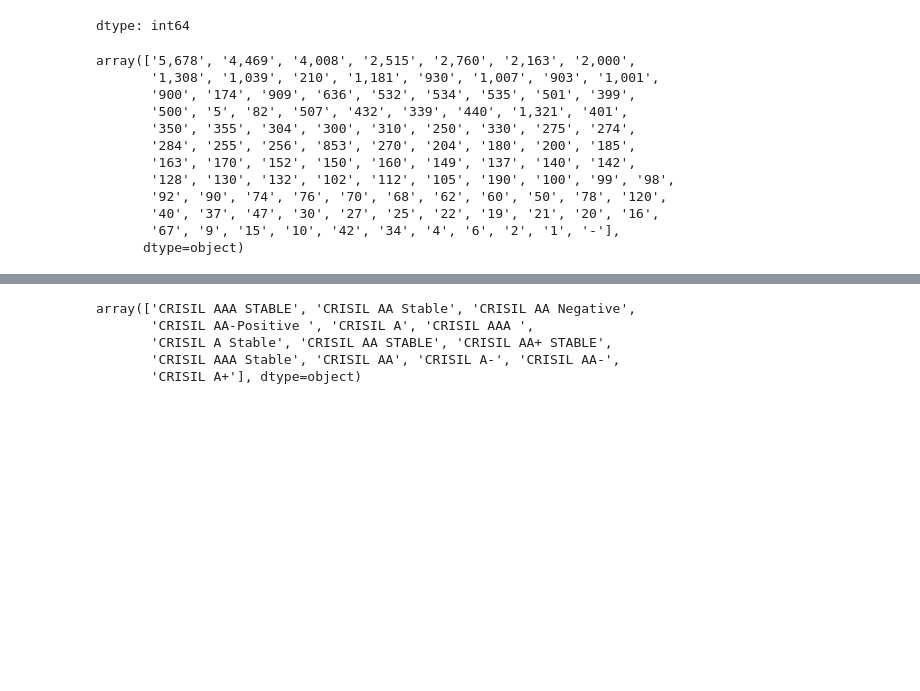
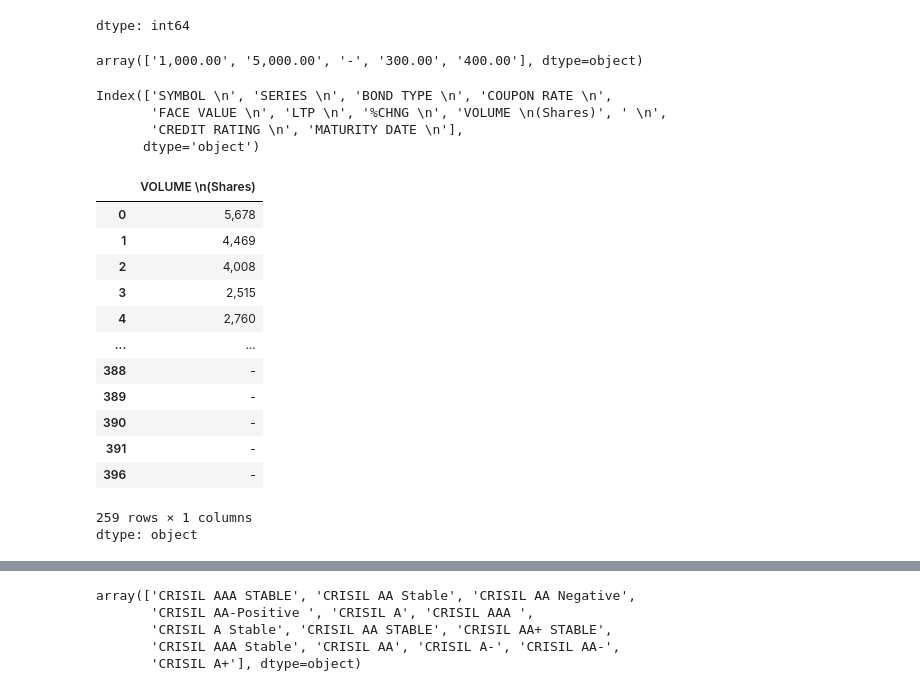
Before and after one commit to Rudra-prasad-tarai/CreditRiskOptimisation, a Jupyter notebook: Credit_Risk_Optimisation.ipynb, the cells around one changed output, grey strips where cells are left out. Drawn from its saved outputs; the diff is of its cells as text; code cells hidden in the pictures; blank space fills up the shorter version.

```diff
--- a/Credit_Risk_Optimisation.ipynb
+++ b/Credit_Risk_Optimisation.ipynb
@@ -53,18 +38,35 @@ bonds.isnull().sum()
 | CREDIT RATING \n | 139 |
 | MATURITY DATE \n | 0 |
 dtype: int64
+# %%
+bonds['VOLUME \n(Shares)'].unique()
+bonds['FACE VALUE \n'].unique()
+# %% [output]
+array(['1,000.00', '5,000.00', '-', '300.00', '400.00'], dtype=object)
+# %%
+# Deleting those bonds which does not have crisil rating
+del bonds[bonds.columns[8]]
+bonds.dropna(subset = ['CREDIT RATING \n'],inplace=True) #removed those whoo does not having crisil rating
+print(bonds.columns)
+# %% [output]
+Index(['SYMBOL \n', 'SERIES \n', 'BOND TYPE \n', 'COUPON RATE \n',
+       'FACE VALUE \n', 'LTP \n', '%CHNG \n', 'VOLUME \n(Shares)', ' \n',
+       'CREDIT RATING \n', 'MATURITY DATE \n'],
+      dtype='object')
 # %%
-bonds['VOLUME \n(Shares)'].unique()
+bonds['VOLUME \n(Shares)']
 # %% [output]
+|  | VOLUME \n(Shares) |
+| 0 | 5,678 |
+| 1 | 4,469 |
+| 2 | 4,008 |
+| 3 | 2,515 |
+| 4 | 2,760 |
+| ... | ... |
+| 388 | - |
+| 389 | - |
+| 390 | - |
+| 391 | - |
+| 396 | - |
-array(['5,678', '4,469', '4,008', '2,515', '2,760', '2,163', '2,000',
-       '1,308', '1,039', '210', '1,181', '930', '1,007', '903', '1,001',
-       '900', '174', '909', '636', '532', '534', '535', '501', '399',
-       '500', '5', '82', '507', '432', '339', '440', '1,321', '401',
-       '350', '355', '304', '300', '310', '250', '330', '275', '274',
-       '284', '255', '256', '853', '270', '204', '180', '200', '185',
-       '163', '170', '152', '150', '160', '149', '137', '140', '142',
-       '128', '130', '132', '102', '112', '105', '190', '100', '99', '98',
-       '92', '90', '74', '76', '70', '68', '62', '60', '50', '78', '120',
-       '40', '37', '47', '30', '27', '25', '22', '19', '21', '20', '16',
-       '67', '9', '15', '10', '42', '34', '4', '6', '2', '1', '-'],
-      dtype=object)
+259 rows × 1 columns
+dtype: object
```
Also changed, not shown: parts of 11 cells of this notebook.
